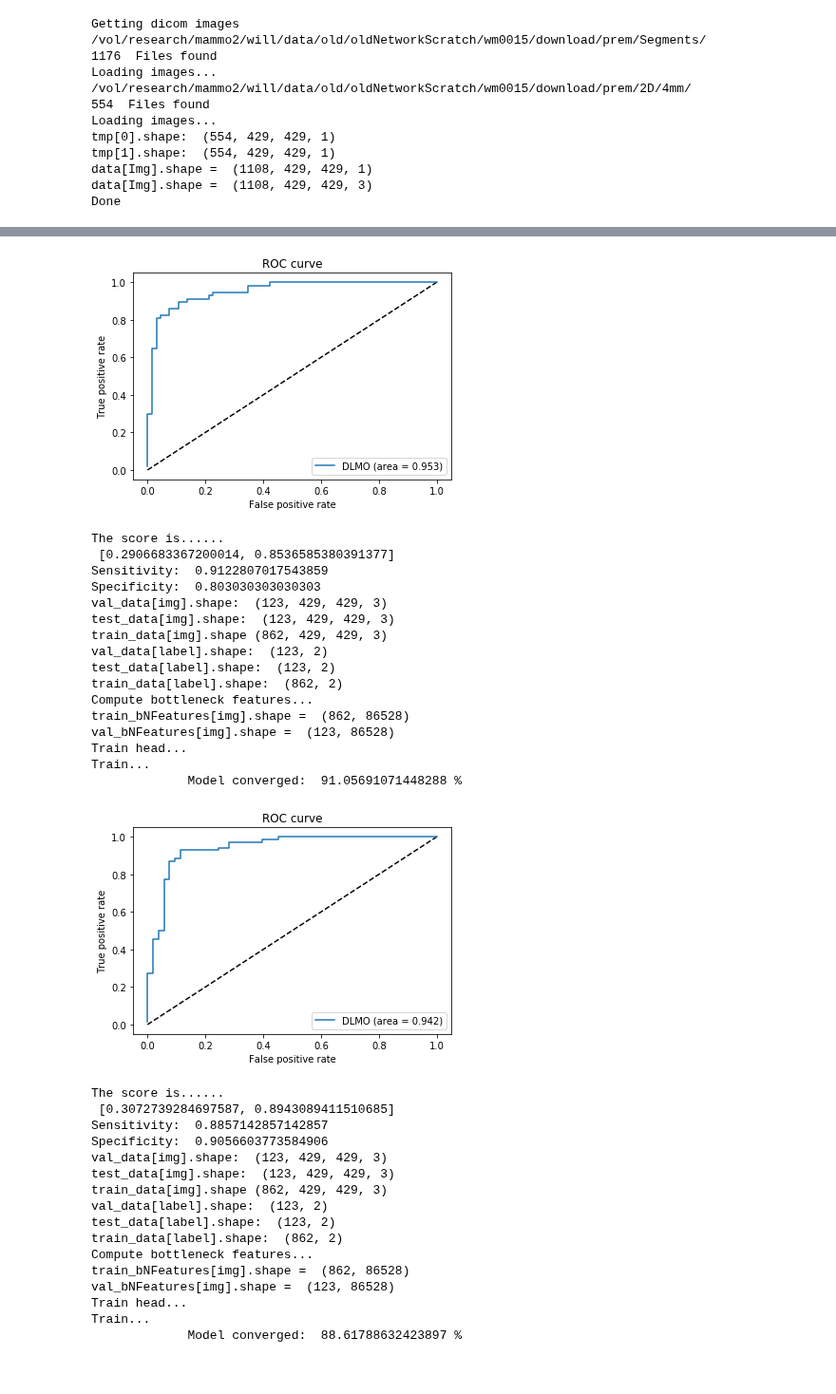
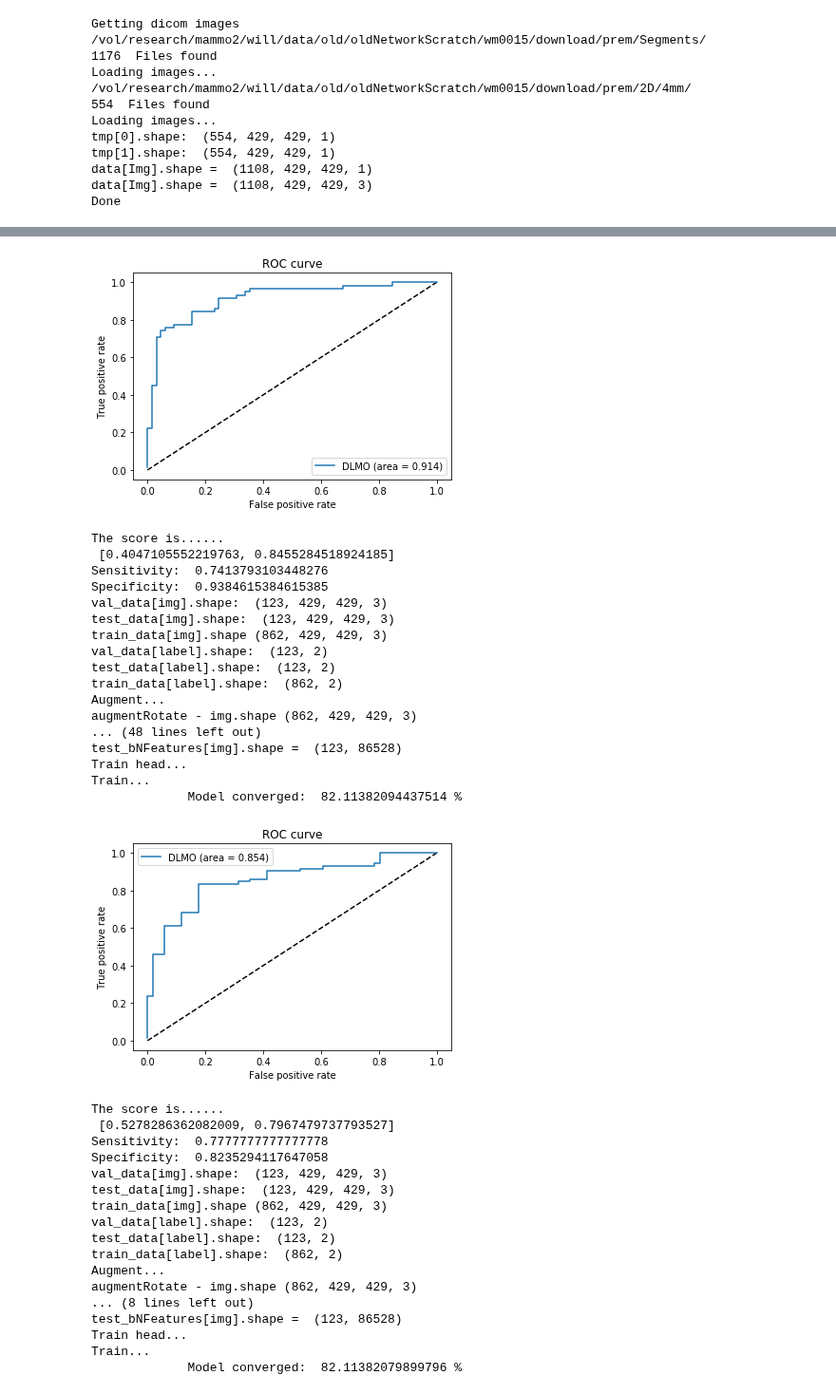
Before and after one commit to Big-Tree/kerasTF, a Jupyter notebook: kerasTransferLearning.ipynb, the cells around one changed output, grey strips where cells are left out. Shown at 95% size. Cells and saved outputs as stored; diff of their text form; code cells hidden in the pictures.

Commit message:
10 fold with 5 rotation augmentation10 fold with 5 rotation augmentation

```diff
--- a/kerasTransferLearning.ipynb
+++ b/kerasTransferLearning.ipynb
@@ -23,6 +23,7 @@ from keras import applications
 from keras.utils import multi_gpu_model
 from sklearn.metrics import roc_curve
 from sklearn.metrics import confusion_matrix
+from scipy.ndimage import rotate
 
 from keras.backend.tensorflow_backend import set_session
 config = tf.ConfigProto()
@@ -200,7 +201,33 @@ def vgg():
     model = keras.models.Model(inputs=vggModel.input, outputs=model)
     return model
 
+# A function that given an image, returns n amount of augmentations (rotations)
+def multiRotate(img):
+    angle = np.random.randint(0, 360)
+    return rotate(img, angle, axes=(0,1), reshape=False)
+
+def augmentRotate(img, n):
+    from multiprocessing.dummy import Pool as ThreadPool
+    pool = ThreadPool(16)
+    print('augmentRotate - img.shape', img.shape)
+    aug = []
+    for i in range(n):
+        results = pool.map(multiRotate, img)
+        #angle = np.random.randint(0, 360)
+        #aug.append(rotate(img, angle, axes=(1,2), reshape=False))
+    aug = np.asarray([results[_] for _ in range(len(results))])
+    print('aug.shape: ', aug.shape)
+    aug = np.ndarray.flatten(aug).reshape(-1, aug.shape[1], aug.shape[2], aug.shape[3])
+    return aug
+
 def tlVGG(train_data, val_data, test_data):
+    #Augment the images (rotate)
+    print('Augment...')
+    num_augmentations = 5
+    train_data['img'] = augmentRotate(train_data['img'], num_augmentations)
+    val_data['img'] = augmentRotate(val_data['img'], num_augmentations)
+    test_data['img'] = augmentRotate(test_data['img'], num_augmentations)
+
     print('Compute bottleneck features...')
     vggModel = applications.VGG19(weights = "imagenet", include_top=False, input_shape = INPUT_SHAPE)
     # Freeze all layers
@@ -219,8 +246,11 @@ def tlVGG(train_data, val_data, test_data):
     #Undo one hot - ROC does not work with onehot
     val_bNFeatures.update({'labelIndex': np.where(val_data['label']==1)[1]})
     test_bNFeatures.update({'labelIndex': np.where(test_data['label']==1)[1]})
+
+
     print('train_bNFeatures[img].shape = ', train_bNFeatures['img'].shape)
     print('val_bNFeatures[img].shape = ', val_bNFeatures['img'].shape)
+    print('test_bNFeatures[img].shape = ', test_bNFeatures['img'].shape)
 
     print('Train head...')
     head = Sequential()
@@ -470,7 +499,7 @@ TRAIN_RATIO = 1-(118/1062)*2
 INPUT_SHAPE = [429, 429, 3]
 #INPUT_SHAPE = [256, 256, 3]
 #INPUT_SHAPE = [385, 385, 3]
-FOLDS = 9
+FOLDS = 10
 PATIENCE = 1000
 # %%
 # Get data
@@ -499,7 +528,7 @@ def main():
     print('\nLoading images...')
 
     # Get images
-    data = globalData
+    data = dict(globalData)
 
 
     # Create one hot labels
@@ -676,34 +705,36 @@ Train...
-[figure, old version]
+[figure, new version]
 The score is......
- [0.2906683367200014, 0.8536585380391377]
-Sensitivity:  0.9122807017543859
-Specificity:  0.803030303030303
+ [0.4047105552219763, 0.8455284518924185]
+Sensitivity:  0.7413793103448276
+Specificity:  0.9384615384615385
 val_data[img].shape:  (123, 429, 429, 3)
 test_data[img].shape:  (123, 429, 429, 3)
 train_data[img].shape (862, 429, 429, 3)
 val_data[label].shape:  (123, 2)
 test_data[label].shape:  (123, 2)
 train_data[label].shape:  (862, 2)
-Compute bottleneck features...
-train_bNFeatures[img].shape =  (862, 86528)
-val_bNFeatures[img].shape =  (123, 86528)
+Augment...
+augmentRotate - img.shape (862, 429, 429, 3)
+... (48 lines left out)
+test_bNFeatures[img].shape =  (123, 86528)
 Train head...
 Train...
-             Model converged:  91.05691071448288 %
+             Model converged:  82.11382094437514 %
-[figure, old version]
+[figure, new version]
 The score is......
- [0.3072739284697587, 0.8943089411510685]
-Sensitivity:  0.8857142857142857
-Specificity:  0.9056603773584906
+ [0.5278286362082009, 0.7967479737793527]
+Sensitivity:  0.7777777777777778
+Specificity:  0.8235294117647058
 val_data[img].shape:  (123, 429, 429, 3)
 test_data[img].shape:  (123, 429, 429, 3)
 train_data[img].shape (862, 429, 429, 3)
 val_data[label].shape:  (123, 2)
 test_data[label].shape:  (123, 2)
 train_data[label].shape:  (862, 2)
-Compute bottleneck features...
-train_bNFeatures[img].shape =  (862, 86528)
-val_bNFeatures[img].shape =  (123, 86528)
+Augment...
+augmentRotate - img.shape (862, 429, 429, 3)
+... (8 lines left out)
+test_bNFeatures[img].shape =  (123, 86528)
 Train head...
 Train...
-             Model converged:  88.61788632423897 %
+             Model converged:  82.11382079899796 %
```
Also changed, not shown: parts of 2 cells of this notebook.
